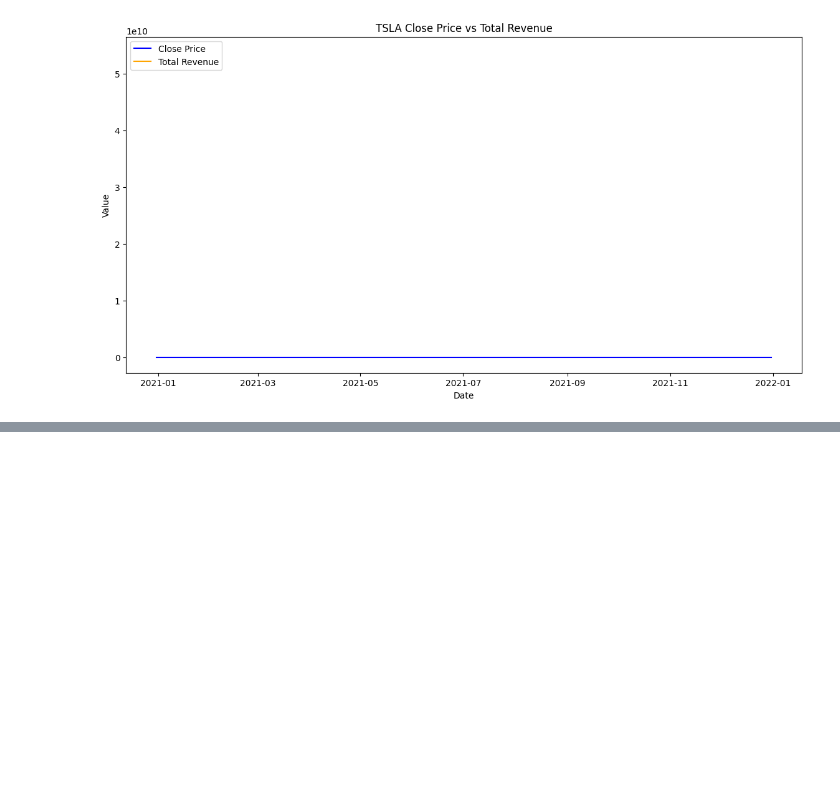
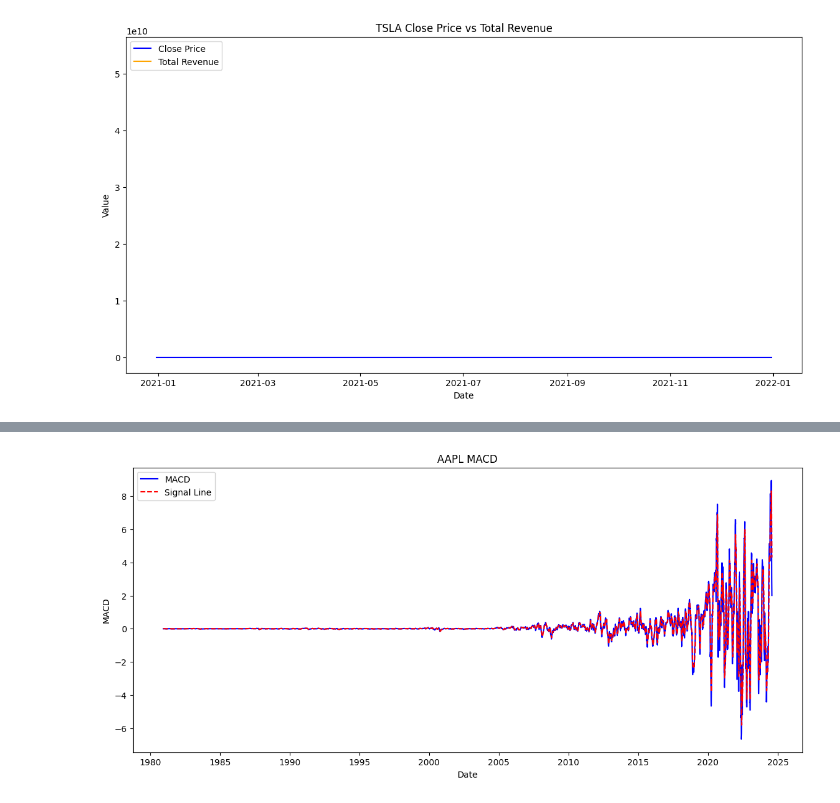
Before and after one commit to arsema-mz/predicting-price-challenge, a Jupyter notebook: notebooks/quantitative_analysis.ipynb, the cells around one changed output, grey strips where cells are left out. Saved outputs shown, nothing was run; the diff lists cells and outputs as text; code cells hidden in the pictures; blank space fills up the shorter version.

```diff
--- a/notebooks/quantitative_analysis.ipynb
+++ b/notebooks/quantitative_analysis.ipynb
@@ -126,0 +387,20 @@ for ticker in tickers:
+# %%
+# MACD Calculation
+# MACD Line = 12-day EMA - 26-day EMA
+# Signal Line = 9-day EMA of MACD Line
+
+df['EMA_12'] = df['Close'].ewm(span=12, adjust=False).mean()
+df['EMA_26'] = df['Close'].ewm(span=26, adjust=False).mean()
+df['MACD'] = df['EMA_12'] - df['EMA_26']
+df['MACD_Signal'] = df['MACD'].ewm(span=9, adjust=False).mean()
+# %%
+plt.figure(figsize=(14, 6))
+plt.plot(df.index, df['MACD'], label='MACD', color='blue')
+plt.plot(df.index, df['MACD_Signal'], label='Signal Line', color='red', linestyle='--')
+plt.title('AAPL MACD')
+plt.xlabel('Date')
+plt.ylabel('MACD')
+plt.legend()
+plt.show()
+# %% [output]
+[figure, added]
```
Also changed, not shown: parts of 11 cells of this notebook.
